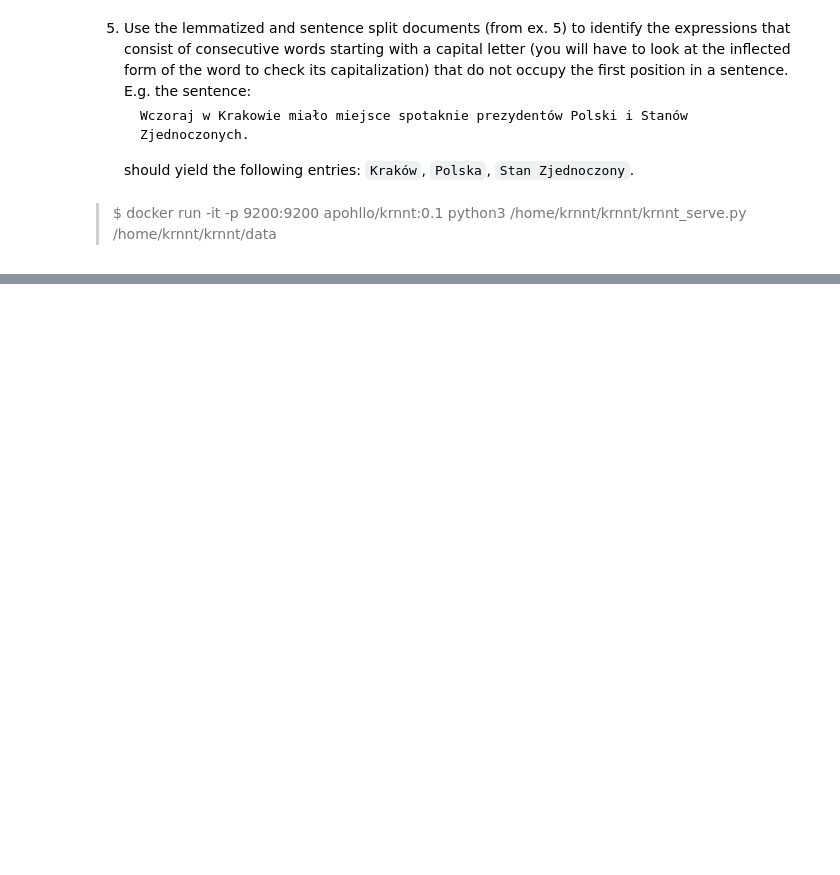
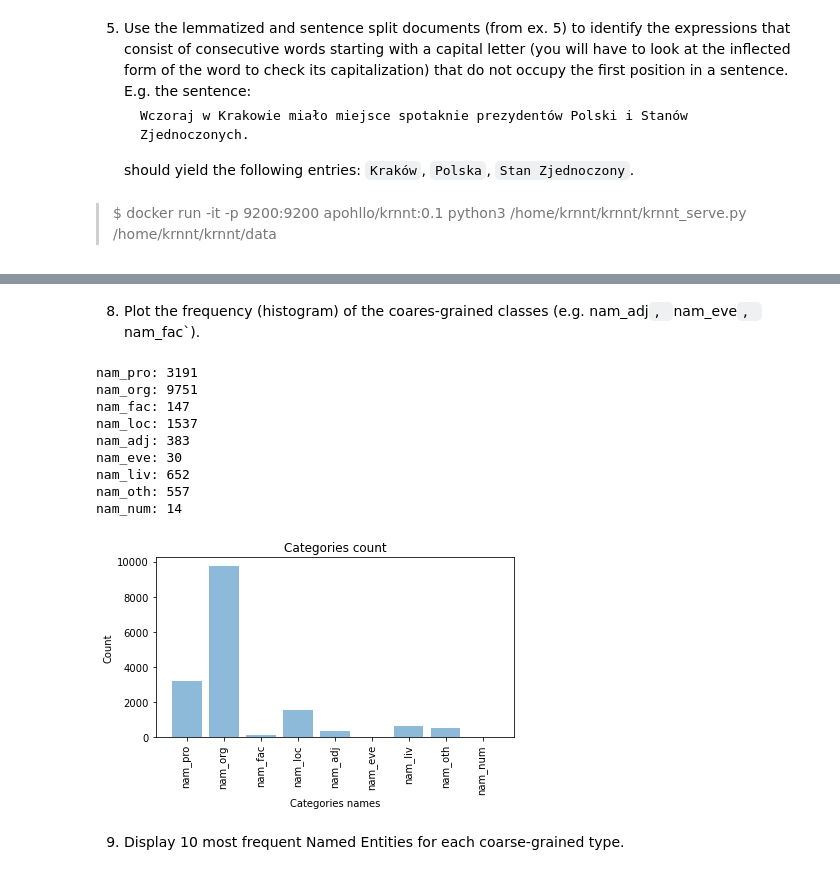
Before and after one commit to mijapa/natural-language-processing, a Jupyter notebook: lab9/Named entity recognition.ipynb, the cells around one changed output, grey strips where cells are left out. Drawn from its saved outputs; the diff is of its cells as text; code cells hidden in the pictures; blank space fills up the shorter version.

```diff
--- a/lab9/Named entity recognition.ipynb
+++ b/lab9/Named entity recognition.ipynb
@@ -93,0 +124,19 @@ None
+# %%
+def calculate_frequencies(capital_expressions):
+    freqs = {}
+    for cap in capital_expressions:
+        # print(cap)
+        c = ''.join(cap)
+        if c not in freqs:
+            freqs[c] = 1
+        else:
+            freqs[c] += 1
+    freqs = dict(sorted(freqs.items(), key= lambda a: a[1], reverse=True))
+    return freqs
+
+freqs = calculate_frequencies(capital_expressions)
+# %%
+p_freqs = list(freqs)[:50]
+for f in p_freqs:
+    print(f)
+# print(list(freqs)[:50])
@@ -93,0 +254,48 @@ None
+# %% [markdown]
+8. Plot the frequency (histogram) of the coares-grained classes (e.g. nam_adj`, `nam_eve`, `nam_fac`).
+# %%
+import matplotlib.pyplot as plt
+def numbers():
+    num = 0
+    while True:
+        yield num
+        num += 1
+
+def histogram(categories):
+    ids = numbers()
+    y_pos = []
+    labels = []
+    data = []
+    for major_cat, minor_categories in categories.items():
+            y_pos.append(next(ids))
+            labels.append(major_cat)
+            quantity = 0
+            for minor_counts in minor_categories.values():
+                quantity += sum(minor_counts.values())
+            data.append(quantity)
+
+    for label, val in zip(labels, data):
+        print(f'{label}: {val}')
+
+    plt.bar(y_pos, data, align='center', alpha=0.5)
+    plt.xticks(y_pos, labels, rotation='vertical')
+    plt.xlabel('Categories names')
+    plt.ylabel('Count')
+    plt.title('Categories count')
+    plt.tight_layout()
+    plt.show()
+
+histogram(categories)
+# %% [output]
+nam_pro: 3191
+nam_org: 9751
+nam_fac: 147
+nam_loc: 1537
+nam_adj: 383
+nam_eve: 30
+nam_liv: 652
+nam_oth: 557
+nam_num: 14
+[figure, added]
+# %% [markdown]
+9. Display 10 most frequent Named Entities for each coarse-grained type.
```
Also changed, not shown: parts of 16 cells of this notebook.
